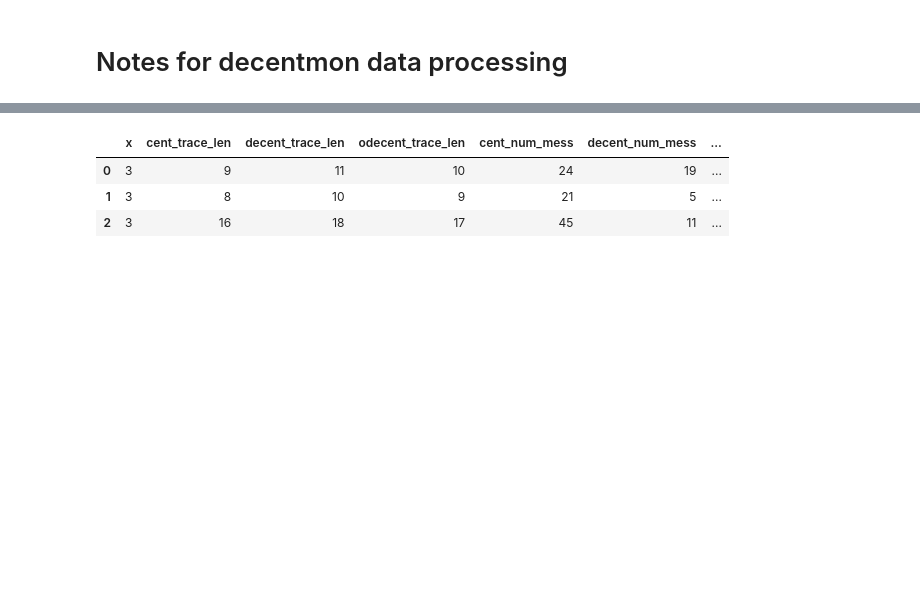
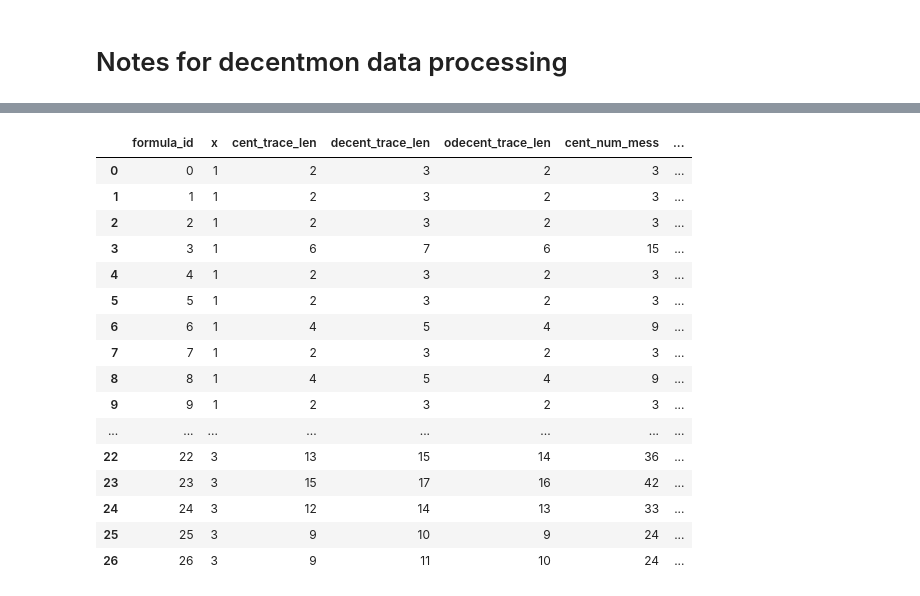
Before and after one commit to ennioVisco/predicting-decentmon, a Jupyter notebook: main.ipynb, the cells around one changed output, grey strips where cells are left out. Drawn from its saved outputs; the diff is of its cells as text; code cells hidden in the pictures; blank space fills up the shorter version.

```diff
--- a/main.ipynb
+++ b/main.ipynb
@@ -26,5 +31,5 @@ Requirement already satisfied: six>=1.5 in ./venv/lib/python3.8/site-packages (f
 # %%
 # Constants
-FILENAME = "log.txt"
+FILENAME = "../decent/log.txt"
 # %%
 # idempotent transformation of input file to csv
@@ -38,11 +43,25 @@ file.close()
 # %%
-df = pd.read_csv(FILENAME)
+df = pd.read_csv(FILENAME, sep='@')
+df.insert(0, 'formula_id', range(0, len(df)))
 df
 # %% [output]
-|  | x | cent_trace_len | decent_trace_len | odecent_trace_len | cent_num_mess | decent_num_mess | ... |
-| 0 | 3 | 9 | 11 | 10 | 24 | 19 | ... |
-| 1 | 3 | 8 | 10 | 9 | 21 | 5 | ... |
-| 2 | 3 | 16 | 18 | 17 | 45 | 11 | ... |
+|  | formula_id | x | cent_trace_len | decent_trace_len | odecent_trace_len | cent_num_mess | ... |
+| 0 | 0 | 1 | 2 | 3 | 2 | 3 | ... |
+| 1 | 1 | 1 | 2 | 3 | 2 | 3 | ... |
+| 2 | 2 | 1 | 2 | 3 | 2 | 3 | ... |
+| 3 | 3 | 1 | 6 | 7 | 6 | 15 | ... |
+| 4 | 4 | 1 | 2 | 3 | 2 | 3 | ... |
+| 5 | 5 | 1 | 2 | 3 | 2 | 3 | ... |
+| 6 | 6 | 1 | 4 | 5 | 4 | 9 | ... |
+| 7 | 7 | 1 | 2 | 3 | 2 | 3 | ... |
+| 8 | 8 | 1 | 4 | 5 | 4 | 9 | ... |
+| 9 | 9 | 1 | 2 | 3 | 2 | 3 | ... |
+| ... | ... | ... | ... | ... | ... | ... | ... |
+| 22 | 22 | 3 | 13 | 15 | 14 | 36 | ... |
+| 23 | 23 | 3 | 15 | 17 | 16 | 42 | ... |
+| 24 | 24 | 3 | 12 | 14 | 13 | 33 | ... |
+| 25 | 25 | 3 | 9 | 10 | 9 | 24 | ... |
+| 26 | 26 | 3 | 9 | 11 | 10 | 24 | ... |
 # %%
 def split(data):
     """
```
Also changed, not shown: parts of 9 cells of this notebook.
